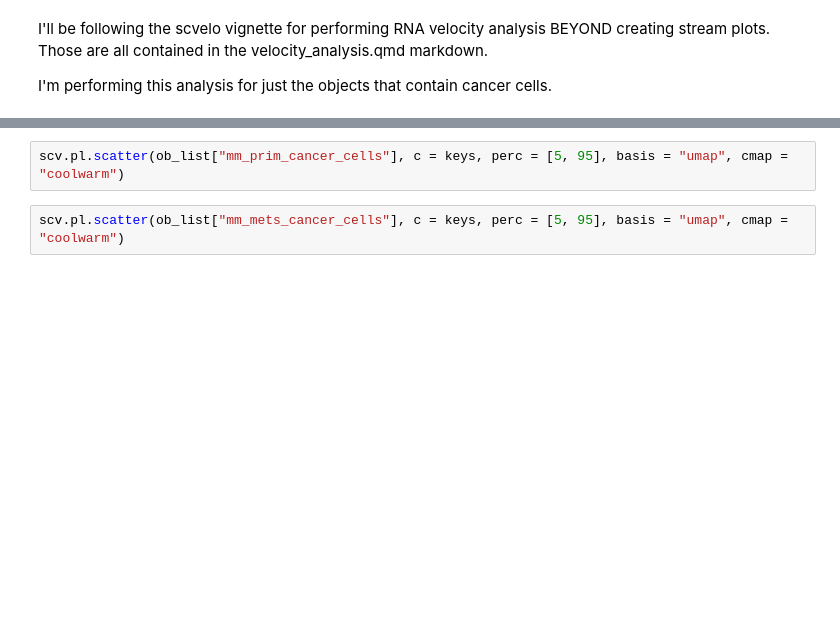
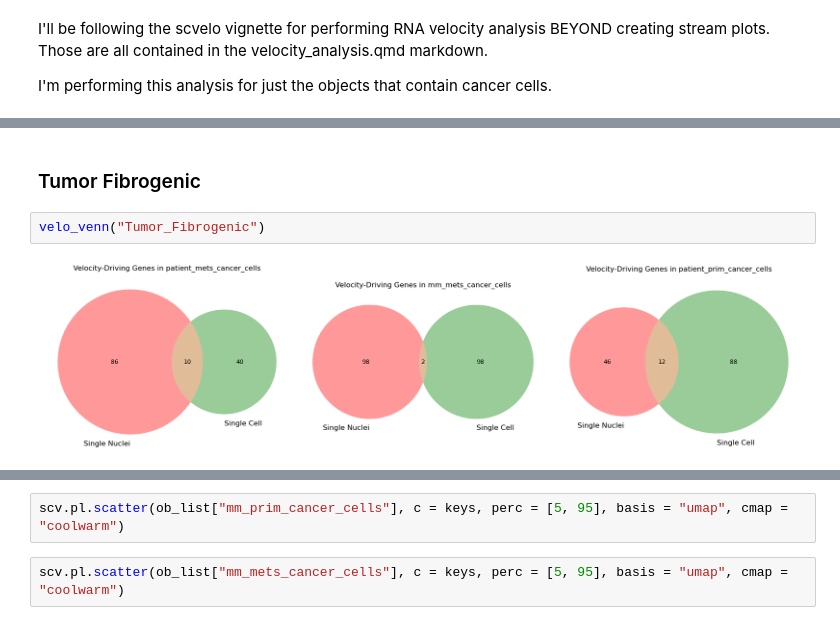
Before and after one commit to kidcancerlab/Osteo_atlas, a Jupyter notebook: get_velocity_genes.ipynb, the cells around one changed output, grey strips where cells are left out. Saved outputs shown, nothing was run; the diff lists cells and outputs as text; blank space fills up the shorter version.

```diff
--- a/get_velocity_genes.ipynb
+++ b/get_velocity_genes.ipynb
@@ -67,0 +131,6 @@ scv.pl.scatter(ob_list["patient_mets_cancer_cells"], c = keys, perc = [5, 95], b
+# %% [markdown]
+### Tumor Fibrogenic
+# %%
+velo_venn("Tumor_Fibrogenic")
+# %% [output]
+[figure, added]
```
Also changed, not shown: parts of 30 cells of this notebook, 2 other files.
